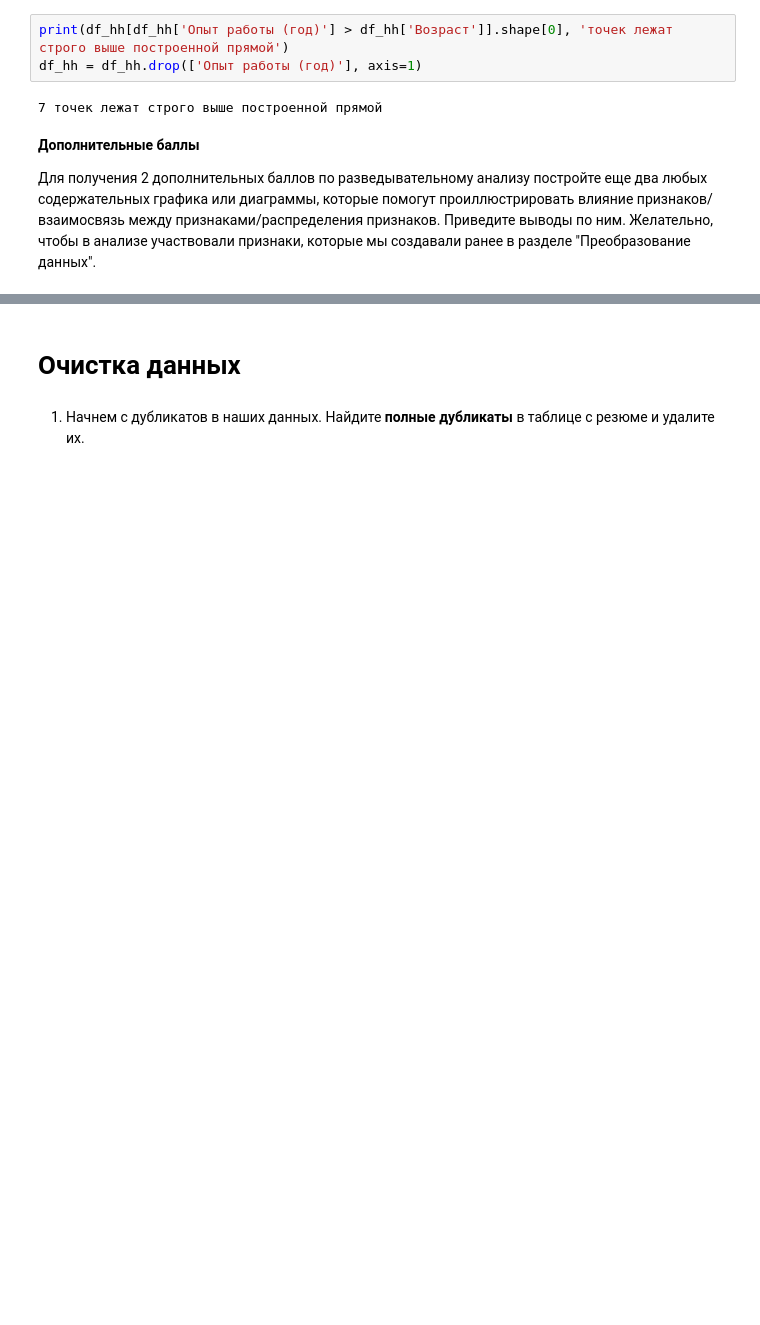
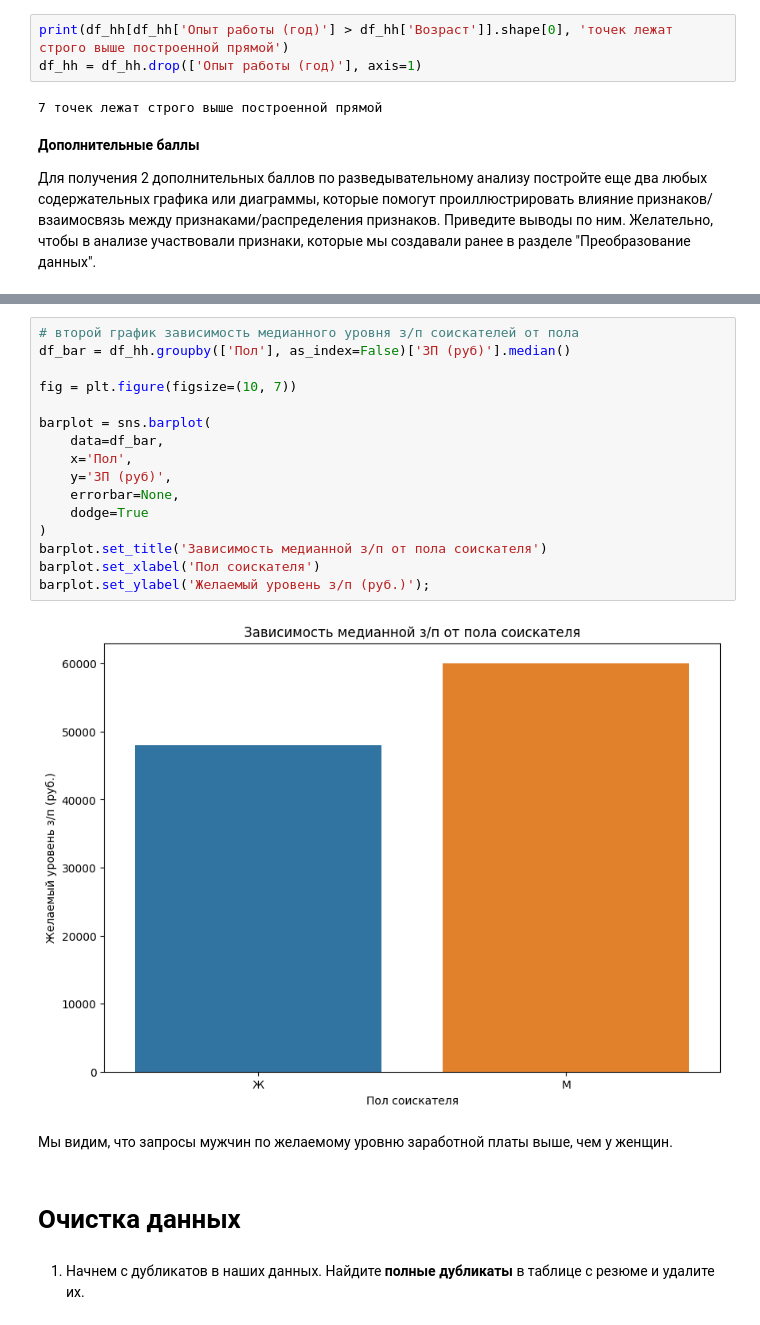
Before and after one commit to kochden/Data_Science_PROJECT-1, a Jupyter notebook: Project-1._Ноутбук-шаблон.ipynb, the cells around one changed output, grey strips where cells are left out. Drawn from its saved outputs; the diff is of its cells as text; blank space fills up the shorter version.

```diff
--- a/Project-1._Ноутбук-шаблон.ipynb
+++ b/Project-1._Ноутбук-шаблон.ipynb
@@ -719,3 +736,23 @@ df_hh = df_hh.drop(['Опыт работы (год)'], axis=1)
+# %%
+# второй график зависимость медианного уровня з/п соискателей от пола
+df_bar = df_hh.groupby(['Пол'], as_index=False)['ЗП (руб)'].median()
+
+fig = plt.figure(figsize=(10, 7))
+
+barplot = sns.barplot(
+    data=df_bar,
+    x='Пол',
+    y='ЗП (руб)',
+    errorbar=None,
+    dodge=True
+)
+barplot.set_title('Зависимость медианной з/п от пола соискателя')
+barplot.set_xlabel('Пол соискателя')
+barplot.set_ylabel('Желаемый уровень з/п (руб.)');
+# %% [output]
+[figure, added]
+# %% [markdown]
+Мы видим, что запросы мужчин по желаемому уровню заработной платы выше, чем у женщин.
 # %% [markdown]
 # Очистка данных
 # %% [markdown]
```
Also changed, not shown: parts of 2 cells of this notebook, 1 other file.
